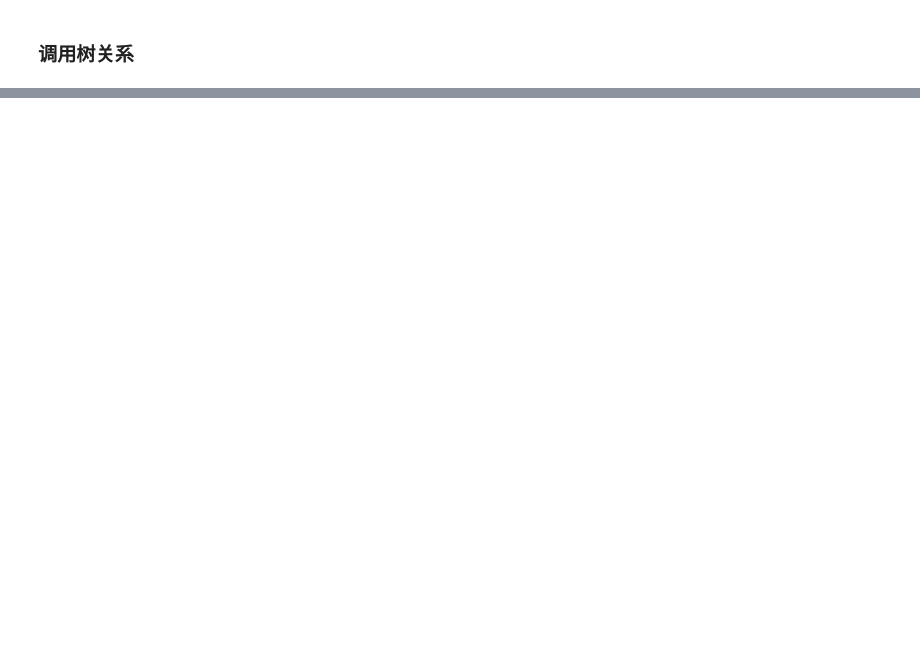
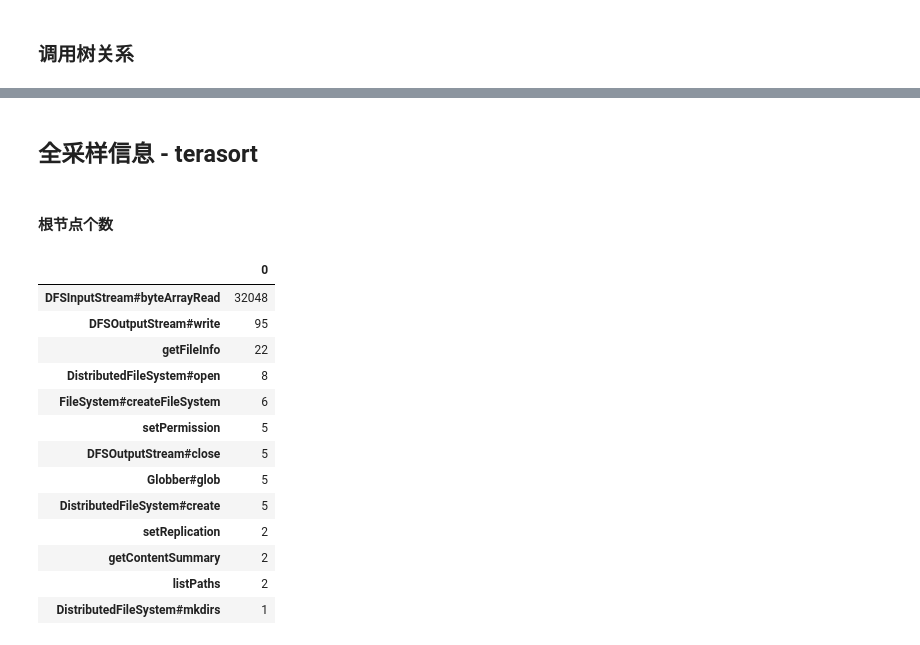
Before and after one commit to Ding-Flash/incubator-retired-htrace, a Jupyter notebook: 分析调用关系.ipynb, the cells around one changed output, grey strips where cells are left out. Saved outputs shown, nothing was run; the diff lists cells and outputs as text; code cells hidden in the pictures; blank space fills up the shorter version.

```diff
--- a/分析调用关系.ipynb
+++ b/分析调用关系.ipynb
@@ -193,0 +90,2 @@ hash_tree()
+# %% [markdown]
+## 全采样信息 - terasort
@@ -193,0 +95,22 @@ hash_tree()
+# %% [markdown]
+#### 根节点个数
+# %%
+rootName = [terasort.nodes[h]['name'] for h in terasort.call]
+se = pd.Series(rootName)
+root_info = se.value_counts()
+root_info.to_frame()
+# %% [output]
+|  | 0 |
+| DFSInputStream#byteArrayRead | 32048 |
+| DFSOutputStream#write | 95 |
+| getFileInfo | 22 |
+| DistributedFileSystem#open | 8 |
+| FileSystem#createFileSystem | 6 |
+| setPermission | 5 |
+| DFSOutputStream#close | 5 |
+| Globber#glob | 5 |
+| DistributedFileSystem#create | 5 |
+| setReplication | 2 |
+| getContentSummary | 2 |
+| listPaths | 2 |
+| DistributedFileSystem#mkdirs | 1 |
```
Also changed, not shown: parts of 28 cells of this notebook, 3 other files.
